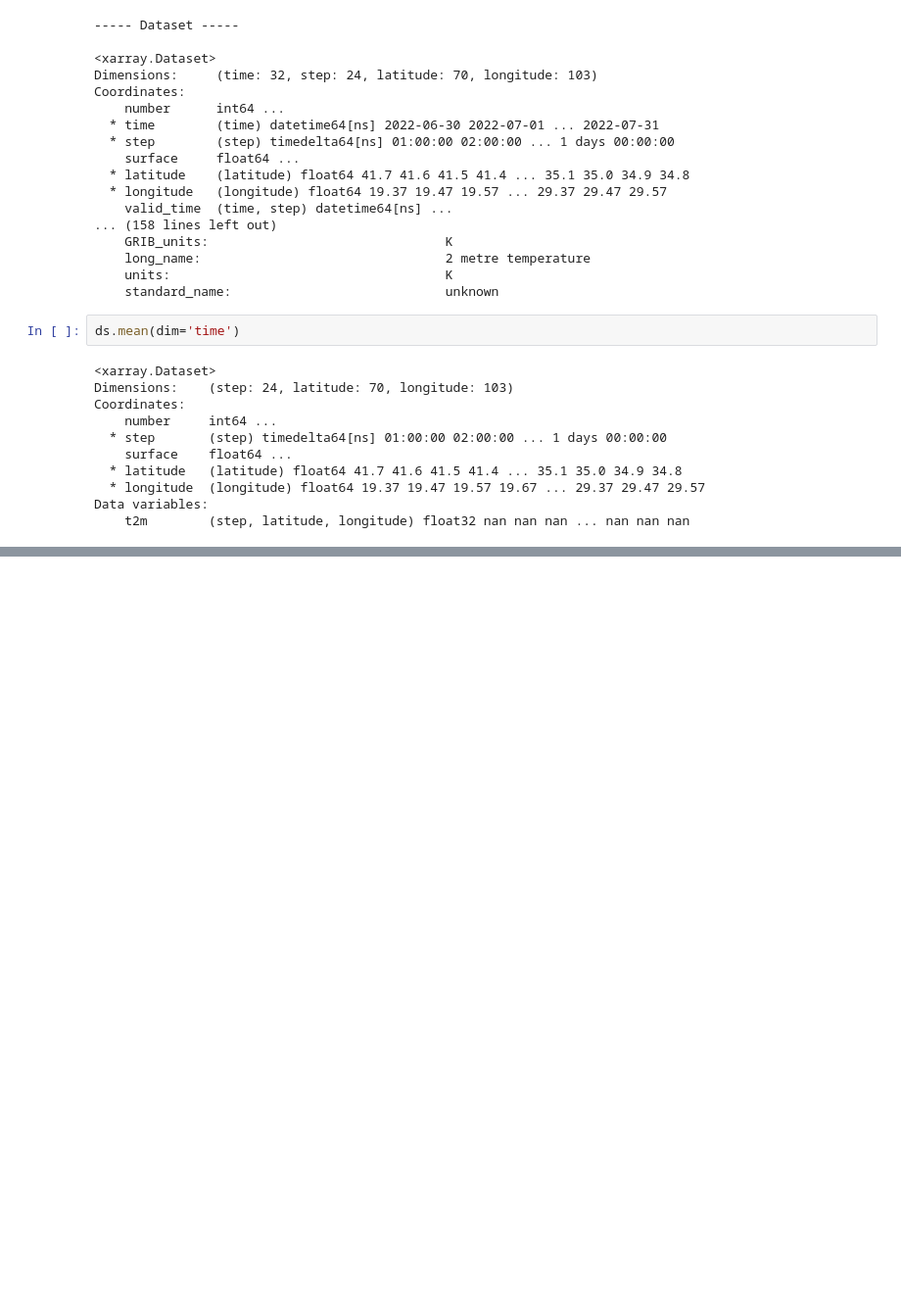
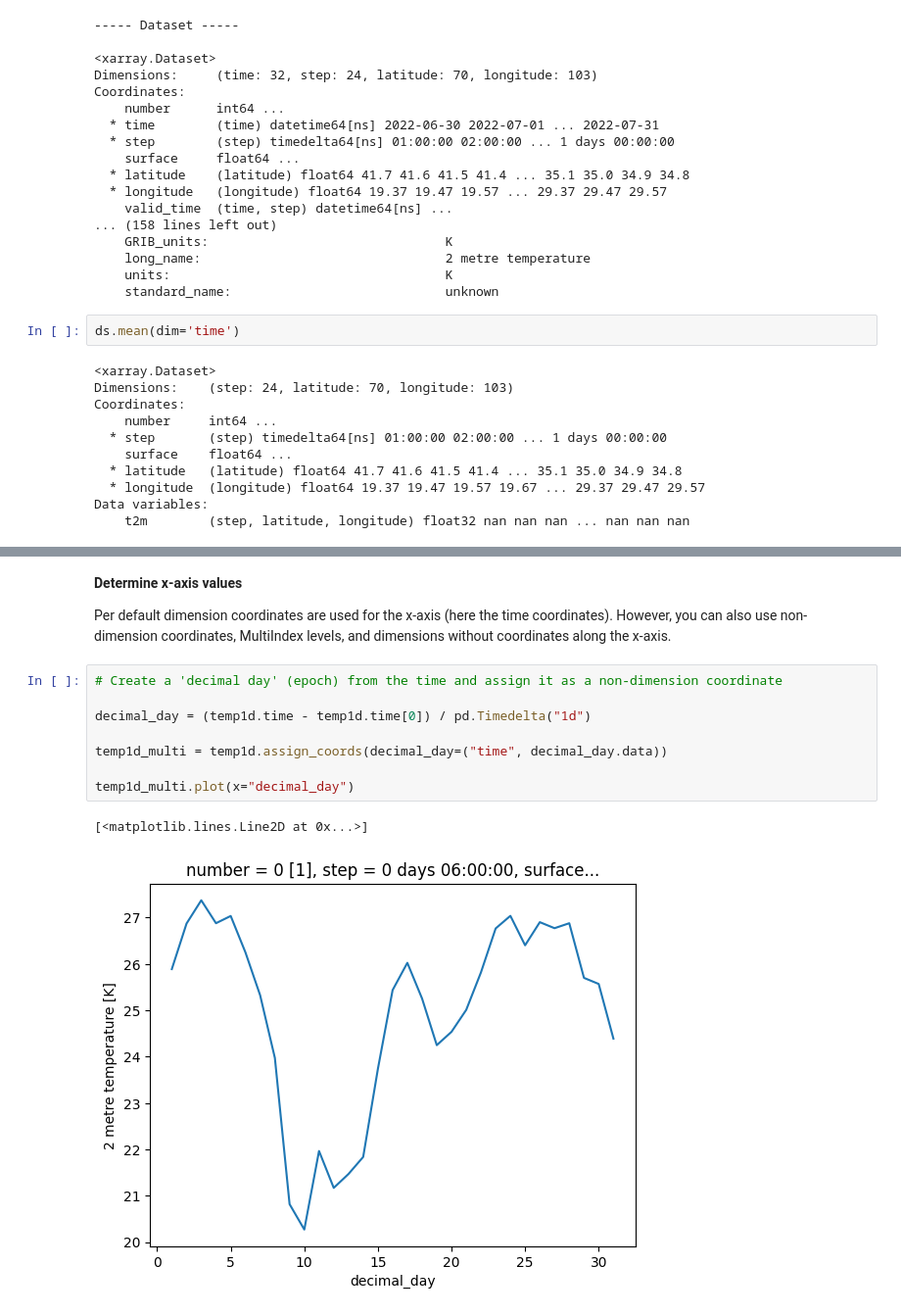
Before and after one commit to edwardLum/mapping-data-visualization-python, a Jupyter notebook: code/exercise1/Working with xarray.ipynb, the cells around one changed output, grey strips where cells are left out. Shown: that part at 98% size. Saved outputs shown, nothing was run; the diff lists cells and outputs as text; blank space fills up the shorter version.

```diff
--- a/code/exercise1/Working with xarray.ipynb
+++ b/code/exercise1/Working with xarray.ipynb
@@ -138,0 +120,15 @@ one_dimension_test.plot()
+# %% [markdown]
+**Determine x-axis values**
+
+Per default dimension coordinates are used for the x-axis (here the time coordinates). However, you can also use non-dimension coordinates, MultiIndex levels, and dimensions without coordinates along the x-axis.
+# %%
+# Create a 'decimal day' (epoch) from the time and assign it as a non-dimension coordinate
+
+decimal_day = (temp1d.time - temp1d.time[0]) / pd.Timedelta("1d")
+
+temp1d_multi = temp1d.assign_coords(decimal_day=("time", decimal_day.data))
+
+temp1d_multi.plot(x="decimal_day")
+# %% [output]
+[<matplotlib.lines.Line2D at 0x...>]
+[figure, added]
```
Also changed, not shown: parts of 10 cells of this notebook.
